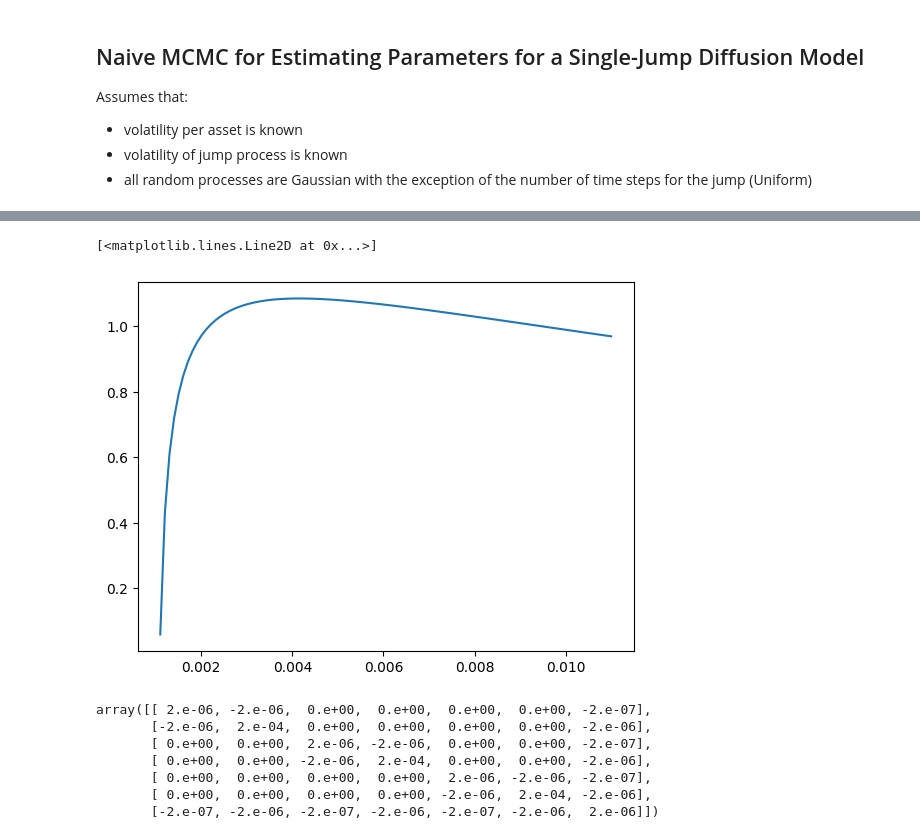
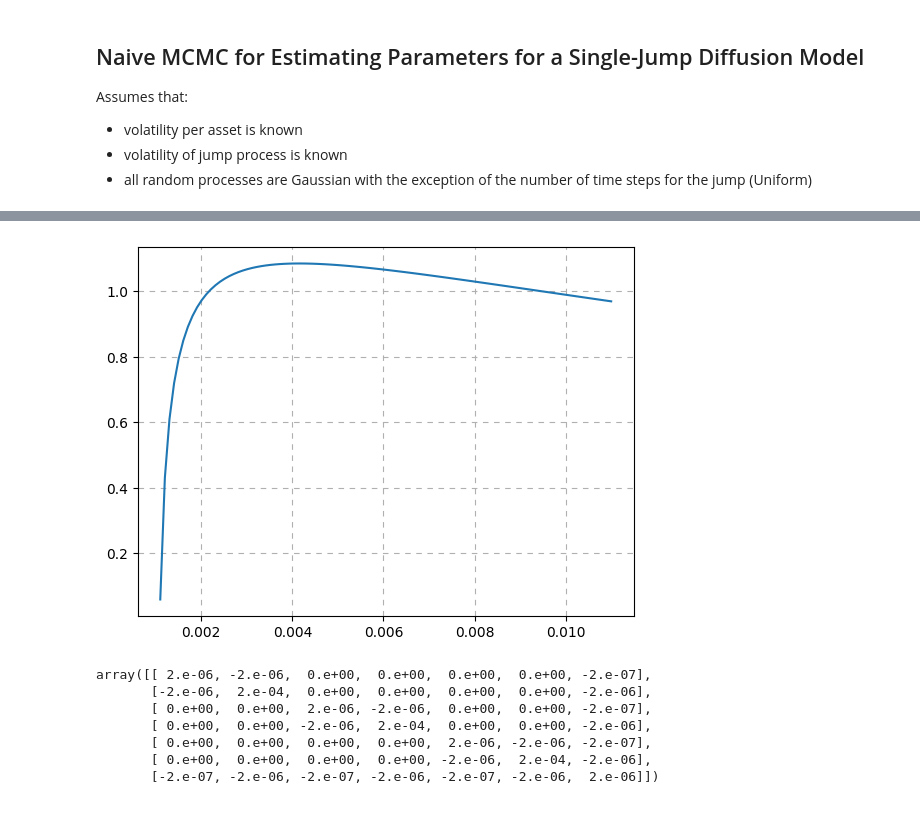
Before and after one commit to jordan-wei-taylor/dummy-jump-diffusion, a Jupyter notebook: jupyter.ipynb, the cells around one changed output, grey strips where cells are left out. Saved outputs shown, nothing was run; the diff lists cells and outputs as text; code cells hidden in the pictures.

```diff
--- a/jupyter.ipynb
+++ b/jupyter.ipynb
@@ -86,18 +87,18 @@ for i, (ind, v, j, m, n) in enumerate(zip(index, vol, jump, mu, nt)):
 # %%
 # Choice of priors
 
 # Lets assume that the jump period is in the interval [1, 8]
 # ideally it should be more complicated than a Uniform but I choose this for simplicity
 
 # Lets assume a prior for jump returns per time period is positive and has the following logpdf
 x = np.linspace(0.001, 0.011, 100)
 
 plt.plot(x, stats.lognorm(2.4, 1e-3).logpdf(x))
+plt.grid(ls = (0, (5, 5)))
 
 # i.e. we favour something around 0.004 with the right-tail characteristic
 # %% [output]
-[<matplotlib.lines.Line2D at 0x...>]
-[figure, old version]
+[figure, new version]
 # %%
 def log_likelihood(mu, lam, mu_j, data, start):
 
```
Also changed, not shown: parts of 8 cells of this notebook.
